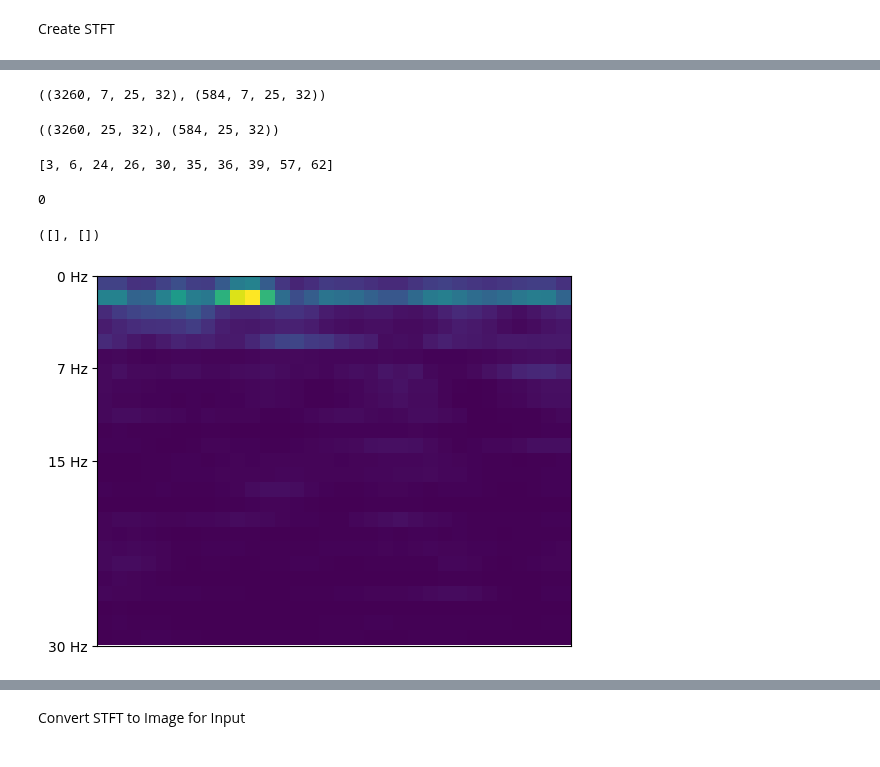
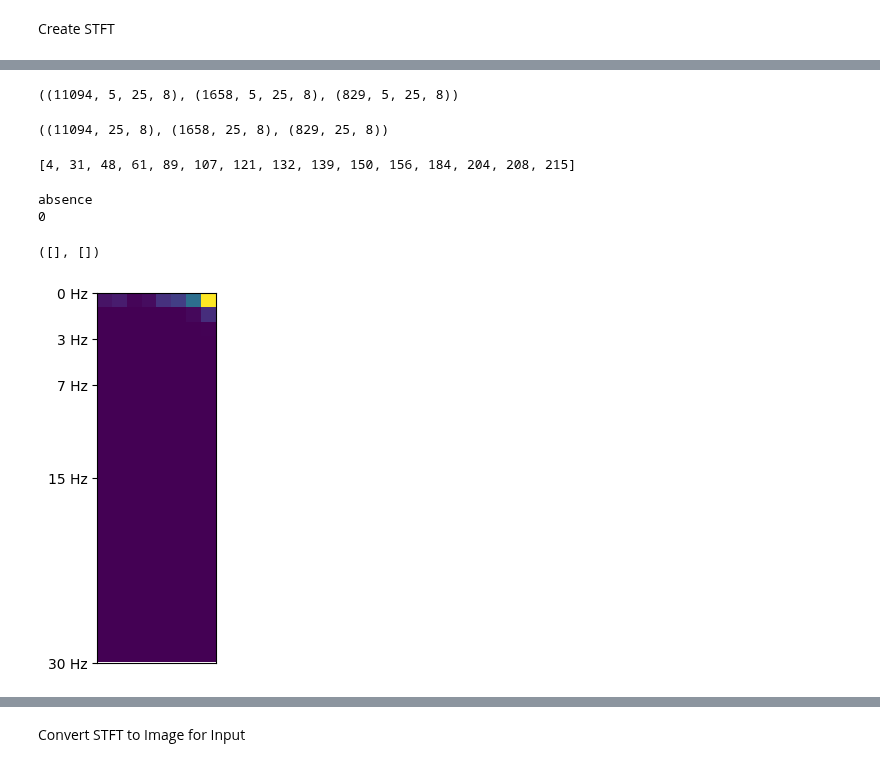
Before and after one commit to Loic017/TinyML-for-Epileptic-Seizures, a Jupyter notebook: stft_feature_extraction_and_training.ipynb, the cells around one changed output, grey strips where cells are left out. Saved outputs shown, nothing was run; the diff lists cells and outputs as text; code cells hidden in the pictures.

```diff
--- a/stft_feature_extraction_and_training.ipynb
+++ b/stft_feature_extraction_and_training.ipynb
@@ -82,7 +82,7 @@ class AbsenceDataset(Dataset):
 # %%
 # %%capture
 # Load the dataset
-seizure_type = "focal"
+seizure_type = "absence"
 dataset = AbsenceDataset(
     f"processed_data/{seizure_type}/two_second_windows/epochs_files.csv",
     transform=torch.tensor,
@@ -215,5 +215,6 @@ p[1].set_facecolor("purple")
 # %%
 train_set_x = np.reshape(train_set_x, (train_set_x.shape[0], shape[1], shape[2]))
 val_set_x = eval_set.dataset.x[eval_set.indices]
-train_set_x.shape, val_set_x.shape
+test_set_x = test_set.dataset.x[test_set.indices]
+train_set_x.shape, val_set_x.shape, test_set_x.shape
 # %% [output]
@@ -293,18 +323,24 @@ stft_channel_data.shape, val_stft_channel_data.shape
 # Train
 train_db = []
 for i, channels in enumerate(stft_channel_data):
-    train_db.append(librosa.amplitude_to_db((channels), ref=np.max))
+    train_db.append(librosa.power_to_db((channels)))
 train_db = np.array(train_db)
 
 # Val
 val_db = []
 for i, channels in enumerate(val_stft_channel_data):
-    val_db.append(librosa.amplitude_to_db((channels), ref=np.max))
+    val_db.append(librosa.power_to_db((channels)))
 val_db = np.array(val_db)
 
-train_db.shape, val_db.shape
+# Test
+test_db = []
+for i, channels in enumerate(test_stft_channel_data):
+    test_db.append(librosa.power_to_db((channels)))
+test_db = np.array(test_db)
+
+train_db.shape, val_db.shape, test_db.shape
 # %% [output]
-((3260, 7, 25, 32), (584, 7, 25, 32))
+((11094, 5, 25, 8), (1658, 5, 25, 8), (829, 5, 25, 8))
 # %%
 # Train
 train_db_mean = []
@@ -318,38 +354,61 @@ for i, channels in enumerate(val_stft_channel_data):
     val_db_mean.append(np.mean(channels, axis=0))
 val_db_mean = np.array(val_db_mean)
 
-train_db_mean.shape, val_db_mean.shape
+# Test
+test_db_mean = []
+for i, channels in enumerate(test_stft_channel_data):
+    test_db_mean.append(np.mean(channels, axis=0))
+test_db_mean = np.array(test_db_mean)
+
+train_db_mean.shape, val_db_mean.shape, test_db_mean.shape
 # %% [output]
-((3260, 25, 32), (584, 25, 32))
+((11094, 25, 8), (1658, 25, 8), (829, 25, 8))
 # %%
 bbbb = []
 for i, v in enumerate(train_set_y):
     if v == 1:
         bbbb.append(i)
-bbbb[:10]
+bbbb[:15]
 # %% [output]
-[3, 6, 24, 26, 30, 35, 36, 39, 57, 62]
+[4, 31, 48, 61, 89, 107, 121, 132, 139, 150, 156, 184, 204, 208, 215]
 # %%
-x = 118
+x = 142
+
+print(seizure_type)
+
+
 print(train_set_y[x])
+
+
+
 plt.imshow(train_db_mean[x])
-# tick_list = [-0.5]
-# label_list = ["-0.5Hz"]
-# for i in range(fmax):
-#     if i != 0:
-#         tick_list.append((n_mels / fmax) * i - 0.5)
-#         label_list.append(f"{i}Hz")
-# plt.yticks(tick_list, labels=label_list)
+
 plt.yticks(
-    [-0.5, n_mels / 4 - 0.5, n_mels / 2 - 0.5, n_mels - 0.5],
-    labels=[f"{fmin} Hz", f"{int(fmax/4)} Hz", f"{int(fmax/2)} Hz", f"{fmax} Hz"],
+
+    [-0.5, (n_mels / 4) / 2 - 0.5, n_mels / 4 - 0.5, n_mels / 2 - 0.5, n_mels - 0.5],
+
+    labels=[
+        f"{fmin} Hz",
+        f"{int(fmax/4/2)} Hz",
+        f"{int(fmax/4)} Hz",
+        f"{int(fmax/2)} Hz",
+        f"{fmax} Hz",
+    ],
 )
+
+
+
 plt.xticks([])
+
+
+
 # plt.colorbar()
+# librosa.display.specshow(train_db_mean[x])
 # %% [output]
+absence
 0
 ([], [])
-[figure, old version]
+[figure, new version]
 # %%
 plt.figure(figsize=(5, 5))
 plt.subplot(2, 1, 1)
```
Also changed, not shown: parts of 37 cells of this notebook, 2 other files.
